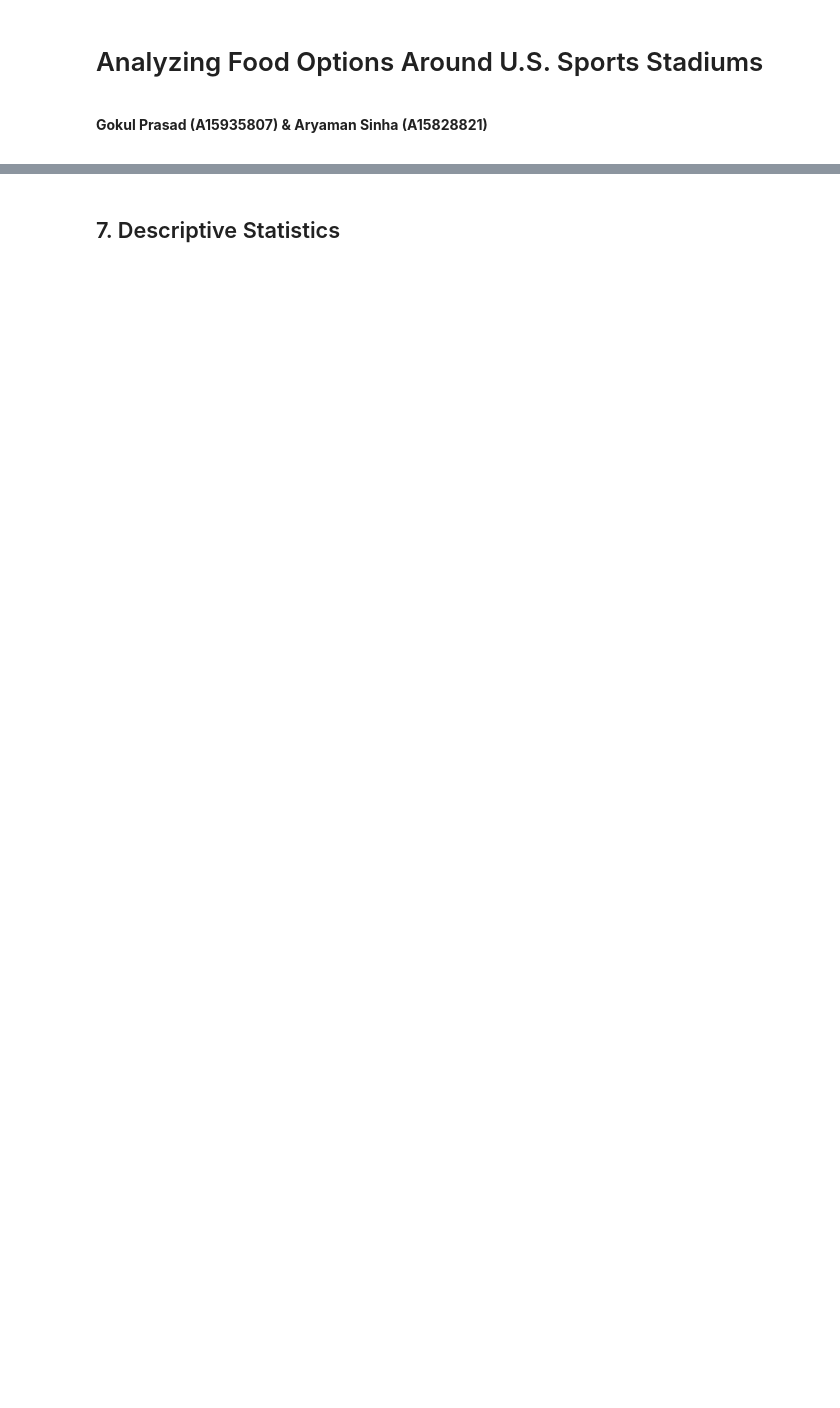
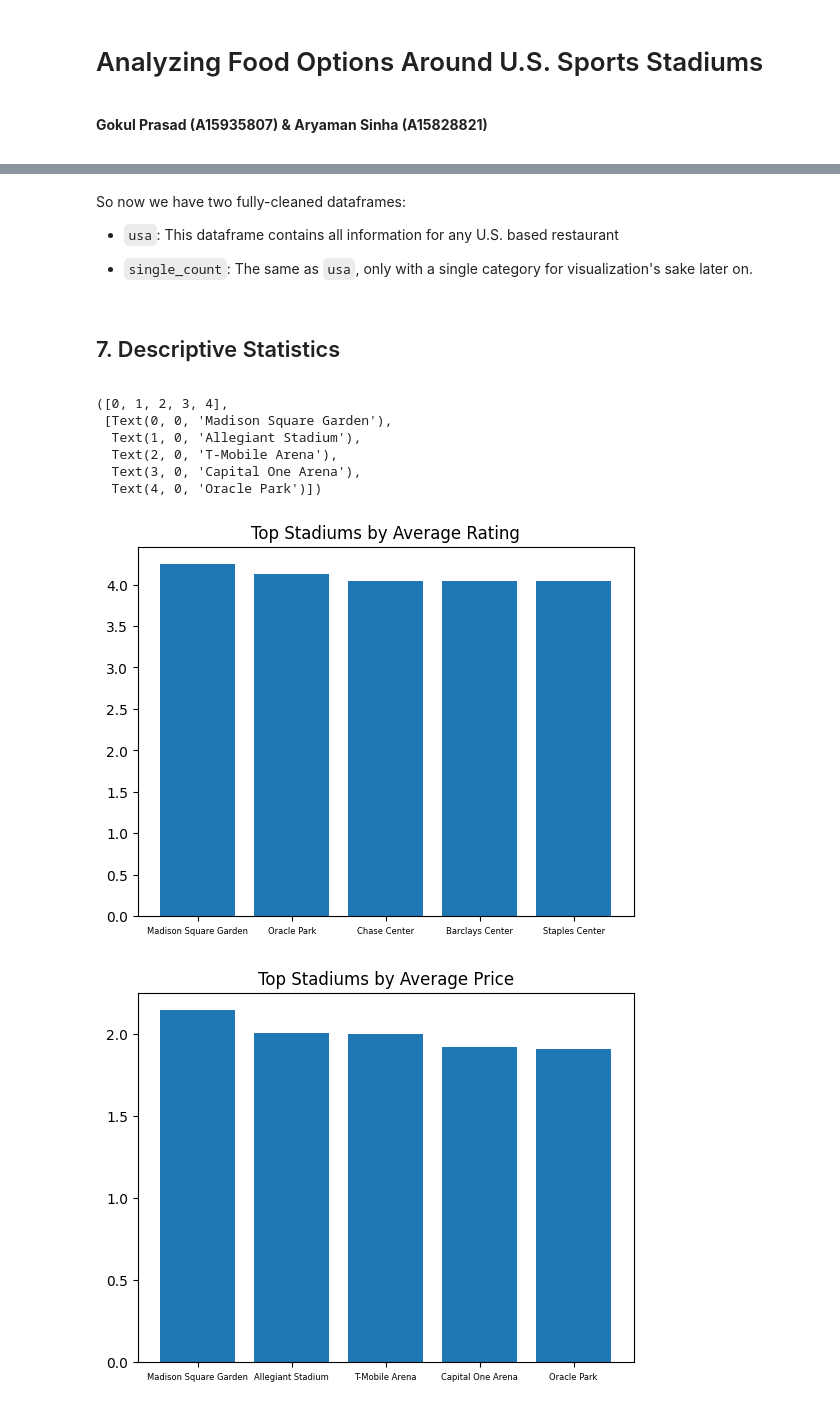
Before and after one commit to gprasad125/stadiums, a Jupyter notebook: notebooks/final_report.ipynb, the cells around one changed output, grey strips where cells are left out. Saved outputs shown, nothing was run; the diff lists cells and outputs as text; code cells hidden in the pictures; blank space fills up the shorter version.

```diff
--- a/notebooks/final_report.ipynb
+++ b/notebooks/final_report.ipynb
@@ -99,0 +123,26 @@ df.head()
+# %%
+# find all canadian-based locations & remove
+canadian = ['BC', 'British Columbia', 'Ontario', 'Montreal', 'Alberta', 'Manitoba', 'Quebec']
+usa = df[~df['state'].isin(canadian)]
+
+# cleaning functions
+
+def clean_city(city):
+    '''
+    Replaces a city marked as a NYC burrough as New York City.
+    '''
+
+    nyc_burrough = ['Brooklyn', 'Queens', 'Manhattan', 'Bronx', 'Long Island']
+    if city in nyc_burrough:
+        city = 'New York City'
+
+    return city
+
+# apply all functions
+usa['city'] = usa['city'].apply(clean_city)
+
+# drop all null-data
+usa.dropna(inplace=True)
+
+usa.reset_index(drop=True, inplace=True)
+usa.head()
@@ -100,5 +200,39 @@ df.head()
+# %% [markdown]
+So now we have two fully-cleaned dataframes:
+
+- `usa`: This dataframe contains all information for any U.S. based restaurant
+
+- `single_count`: The same as `usa`, only with a single category for visualization's sake later on.
 # %% [markdown]
 <div style = 'font-family: Calibri, sans-serif'>
 
 ## 7. Descriptive Statistics
+# %%
+# Which stadiums dominate by price, rating
+by_stadium_rating = usa.groupby('stadium')['rating'].mean().reset_index()
+top_five_rating = by_stadium_rating.sort_values(by='rating', ascending=False)[:5]
+rating_title = 'Top Stadiums by Average Rating'
+
+by_stadium_price = usa.groupby('stadium')['price'].mean().reset_index()
+top_five_price = by_stadium_price.sort_values(by='price', ascending=False)[:5]
+price_title = 'Top Stadiums by Average Price'
+
+plt.bar(top_five_rating['stadium'], top_five_rating['rating'])
+plt.title(rating_title)
+plt.xticks(fontsize='6')
+
+plt.figure()
+
+plt.bar(top_five_price['stadium'], top_five_price['price'])
+plt.title(price_title)
+plt.xticks(fontsize='6')
+# %% [output]
+([0, 1, 2, 3, 4],
+ [Text(0, 0, 'Madison Square Garden'),
+  Text(1, 0, 'Allegiant Stadium'),
+  Text(2, 0, 'T-Mobile Arena'),
+  Text(3, 0, 'Capital One Arena'),
+  Text(4, 0, 'Oracle Park')])
+[figure, added]
+[figure, added]
 # %% [markdown]
```
Also changed, not shown: parts of 13 cells of this notebook, 6 other files.
